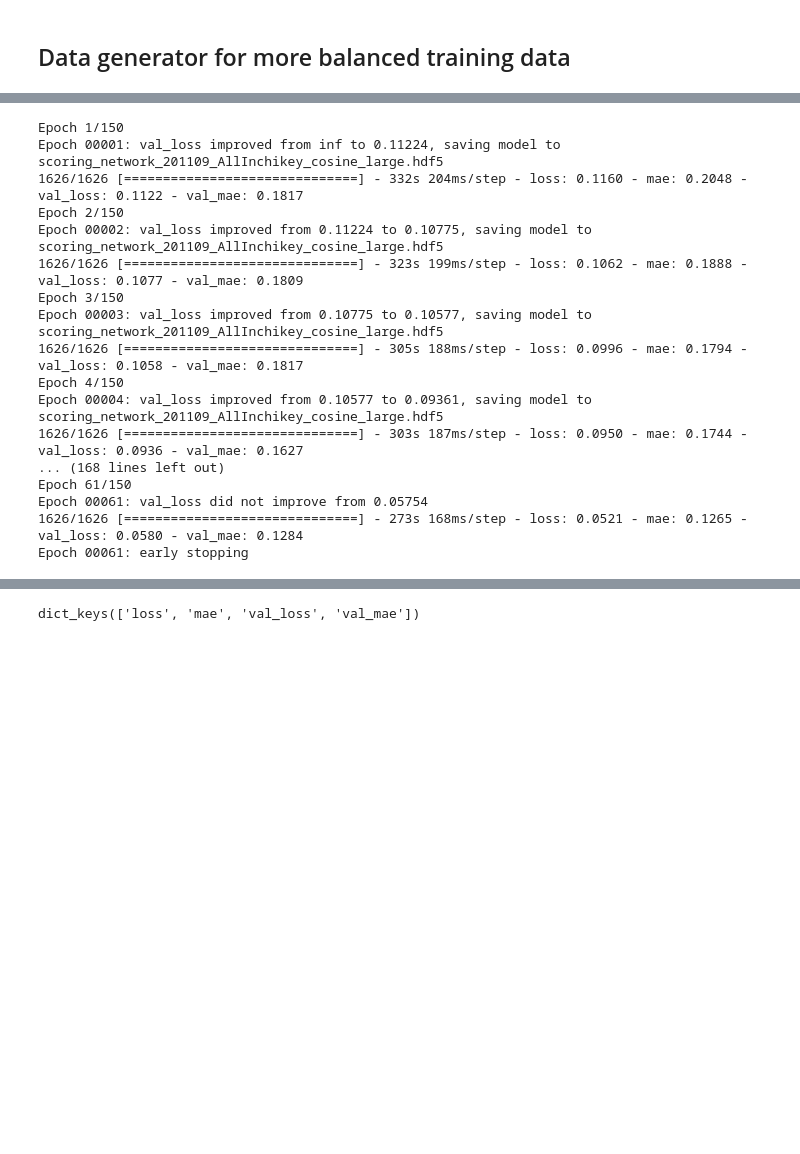
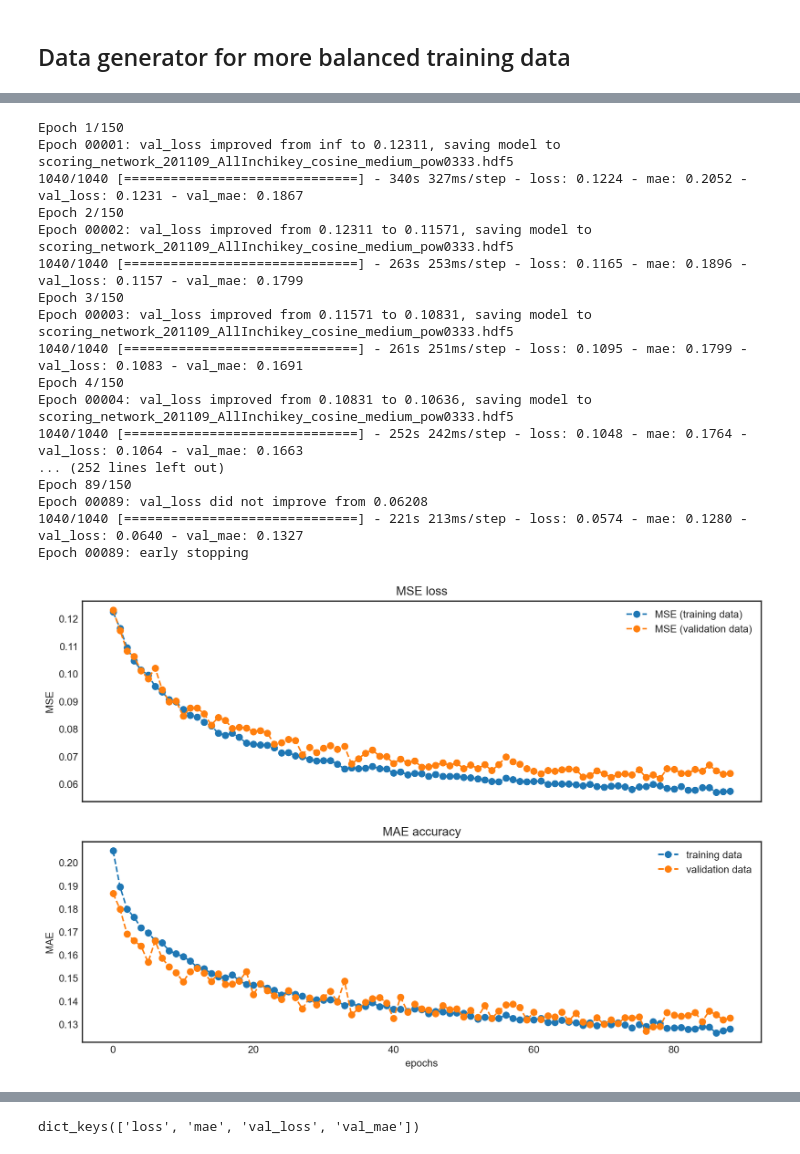
Before and after one commit to matchms/ms2deepscore, a Jupyter notebook: notebooks/MS2DeepScore_train_on_all_inchi_data_different_peak_power.ipynb, the cells around one changed output, grey strips where cells are left out. Drawn from its saved outputs; the diff is of its cells as text; code cells hidden in the pictures; blank space fills up the shorter version.

```diff
--- a/notebooks/MS2DeepScore_train_on_all_inchi_data_different_peak_power.ipynb
+++ b/notebooks/MS2DeepScore_train_on_all_inchi_data_different_peak_power.ipynb
@@ -102,10 +110,4 @@ from spectrum_binning_fixed import create_peak_list_fixed, set_d_bins_fixed, uni
 # %%
-# Set binning --> FIXED
-number_of_bins = 10000
-mz_max = 1000.0
-mz_min = 10.0
-weight_power = 0.5
-
 d_bins = set_d_bins_fixed(number_of_bins, mz_min=mz_min, mz_max=mz_max)
 print("d_bins:", d_bins)
 
@@ -151,7 +153,8 @@ same_prob_bins = list(zip(0.1*np.arange(10), (0.1 + 0.1*np.arange(10))))
 #                 (0.5, 0.58), (0.58, 0.66), (0.66, 0.74), (0.74, 0.82), (0.82, 0.9),
 #                 (0.9, 0.98), (0.98, 1.0)]
 
-train_generator = DataGenerator_all_inchikeys(trainIDs, batch_size=16, num_turns=2, dim=(vector_dim), shuffle=True,
+train_generator = DataGenerator_all_inchikeys(spectrums_binned_dicts, trainIDs,
+                                              batch_size=25, num_turns=2, dim=(vector_dim), shuffle=True,
                                               ignore_equal_pairs=True,
                                               score_array=scores_mol_similarity,
                                               inchikey_mapping=metadata, inchikeys_array = inchikeys_array,
@@ -159,7 +162,8 @@ train_generator = DataGenerator_all_inchikeys(trainIDs, batch_size=16, num_turns
                                               augment_peak_removal={"max_removal": 0.4, "max_intensity": 0.2**0.5},
                                               augment_intensity=0.4)
 
-val_generator = DataGenerator_all_inchikeys(valIDs, batch_size=16, num_turns=5, dim=(vector_dim), shuffle=True,
+val_generator = DataGenerator_all_inchikeys(spectrums_binned_dicts, valIDs,
+                                            batch_size=25, num_turns=5, dim=(vector_dim), shuffle=True,
                                             ignore_equal_pairs=True,
                                             score_array=scores_mol_similarity,
                                             inchikey_mapping=metadata, inchikeys_array = inchikeys_array,
@@ -190,7 +182,7 @@ from tensorflow.keras.layers import Conv2D, MaxPooling2D, Dense, Input, Flatten,
     GaussianNoise, Dot, Dropout
 from tensorflow.keras.models import Model
 # %%
-dense_dims = [600, 600, 500, 400]
+dense_dims = [500, 500, 400, 400]
 dropout_rate = 0.2
 print("Vector dimension:", vector_dim)
 
@@ -240,7 +232,7 @@ Non-trainable params: 0
 _________________________________________________________________
 # %%
 epochs = 150
-learning_rate = 0.001
+learning_rate = 0.002
 metrics = ["mae"]
 
 from tensorflow.keras.optimizers import Adam
@@ -250,7 +242,7 @@ timestamp = datetime.now().strftime("%Y%m%d-%H%M%S")
 
 # Parameters
 patience_scoring_net = 10
-scoring_network_output_file = "scoring_network_201109_AllInchikey_cosine_large.hdf5"
+scoring_network_output_file = "scoring_network_201109_AllInchikey_cosine_medium_pow0333.hdf5"
 
 scoring_network.compile(
     loss='mse',
@@ -281,19 +273,38 @@ history = scoring_network.fit_generator(
     )
 # %% [output]
 Epoch 1/150
-Epoch 00001: val_loss improved from inf to 0.11224, saving model to scoring_network_201109_AllInchikey_cosine_large.hdf5
-1626/1626 [==============================] - 332s 204ms/step - loss: 0.1160 - mae: 0.2048 - val_loss: 0.1122 - val_mae: 0.1817
+Epoch 00001: val_loss improved from inf to 0.12311, saving model to scoring_network_201109_AllInchikey_cosine_medium_pow0333.hdf5
+1040/1040 [==============================] - 340s 327ms/step - loss: 0.1224 - mae: 0.2052 - val_loss: 0.1231 - val_mae: 0.1867
 Epoch 2/150
-Epoch 00002: val_loss improved from 0.11224 to 0.10775, saving model to scoring_network_201109_AllInchikey_cosine_large.hdf5
-1626/1626 [==============================] - 323s 199ms/step - loss: 0.1062 - mae: 0.1888 - val_loss: 0.1077 - val_mae: 0.1809
+Epoch 00002: val_loss improved from 0.12311 to 0.11571, saving model to scoring_network_201109_AllInchikey_cosine_medium_pow0333.hdf5
+1040/1040 [==============================] - 263s 253ms/step - loss: 0.1165 - mae: 0.1896 - val_loss: 0.1157 - val_mae: 0.1799
 Epoch 3/150
-Epoch 00003: val_loss improved from 0.10775 to 0.10577, saving model to scoring_network_201109_AllInchikey_cosine_large.hdf5
-1626/1626 [==============================] - 305s 188ms/step - loss: 0.0996 - mae: 0.1794 - val_loss: 0.1058 - val_mae: 0.1817
+Epoch 00003: val_loss improved from 0.11571 to 0.10831, saving model to scoring_network_201109_AllInchikey_cosine_medium_pow0333.hdf5
+1040/1040 [==============================] - 261s 251ms/step - loss: 0.1095 - mae: 0.1799 - val_loss: 0.1083 - val_mae: 0.1691
 Epoch 4/150
-Epoch 00004: val_loss improved from 0.10577 to 0.09361, saving model to scoring_network_201109_AllInchikey_cosine_large.hdf5
-1626/1626 [==============================] - 303s 187ms/step - loss: 0.0950 - mae: 0.1744 - val_loss: 0.0936 - val_mae: 0.1627
-... (168 lines left out)
-Epoch 61/150
-Epoch 00061: val_loss did not improve from 0.05754
-1626/1626 [==============================] - 273s 168ms/step - loss: 0.0521 - mae: 0.1265 - val_loss: 0.0580 - val_mae: 0.1284
-Epoch 00061: early stopping
+Epoch 00004: val_loss improved from 0.10831 to 0.10636, saving model to scoring_network_201109_AllInchikey_cosine_medium_pow0333.hdf5
+1040/1040 [==============================] - 252s 242ms/step - loss: 0.1048 - mae: 0.1764 - val_loss: 0.1064 - val_mae: 0.1663
+... (252 lines left out)
+Epoch 89/150
+Epoch 00089: val_loss did not improve from 0.06208
+1040/1040 [==============================] - 221s 213ms/step - loss: 0.0574 - mae: 0.1280 - val_loss: 0.0640 - val_mae: 0.1327
+Epoch 00089: early stopping
+# %%
+fig, (ax1, ax2) = plt.subplots(2, 1, sharex=True, figsize=(12,8), dpi=200)
+
+ax1.plot(history.history['loss'], "o--", label='MSE (training data)')
+ax1.plot(history.history['val_loss'], "o--", label='MSE (validation data)')
+ax1.set_title('MSE loss')
+ax1.set_ylabel("MSE")
+ax1.legend()
+
+ax2.plot(history.history['mae'], "o--", label='training data')
+ax2.plot(history.history['val_mae'], "o--", label='validation data')
+ax2.set_title('MAE accuracy')
+ax2.set_ylabel("MAE")
+ax2.set_xlabel("epochs")
+ax2.legend()
+
+plt.savefig("training_history_scoring_network_201109_AllInchikey_cosine_medium_pow0333.pdf")
+# %% [output]
+[figure, added]
```
Also changed, not shown: parts of 42 cells of this notebook, 1 other file.
